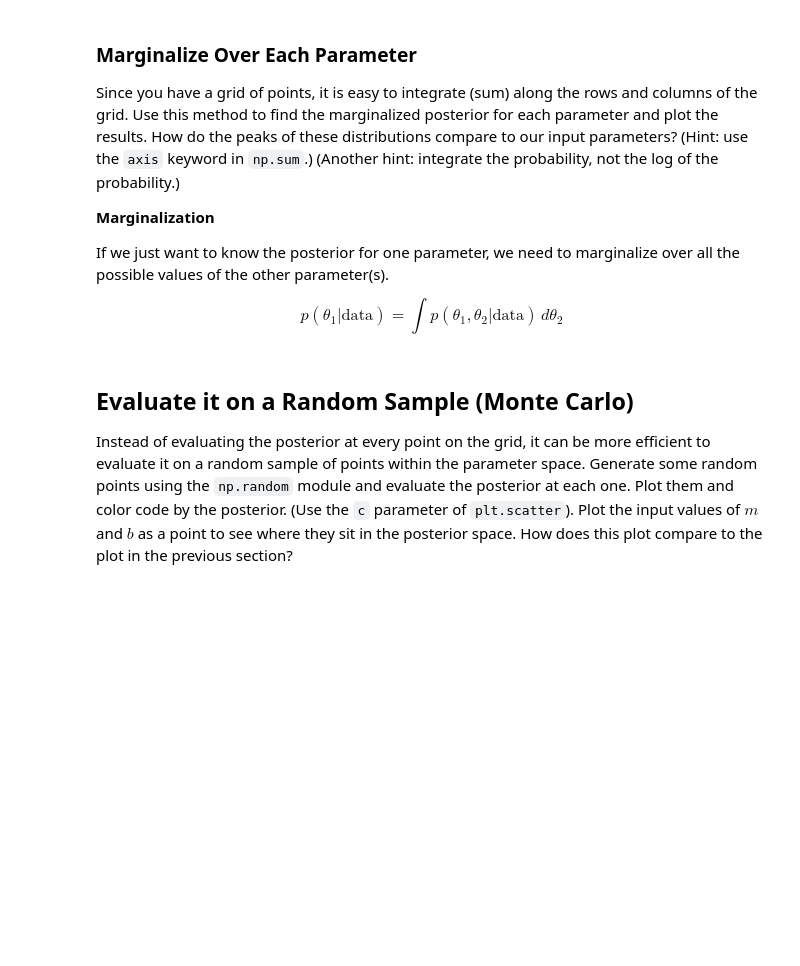
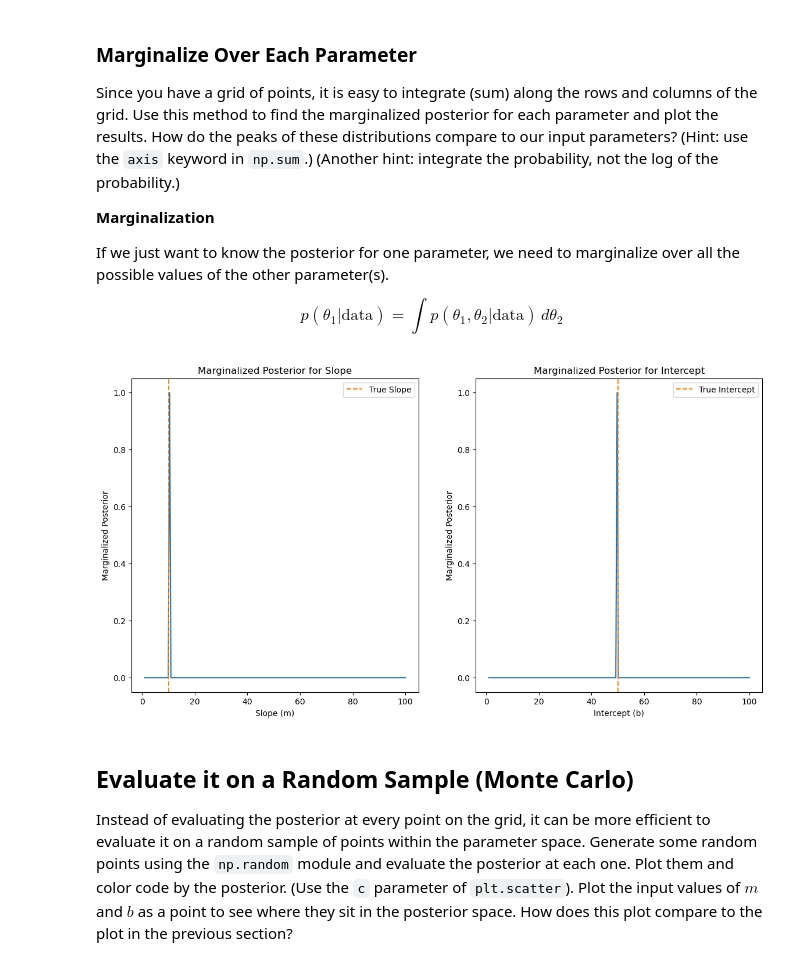
Before and after one commit to ASTR154/bayesian-statistics, a Jupyter notebook: monte_carlo_line_fitting.ipynb, the cells around one changed output. Saved outputs shown, nothing was run; the diff lists cells and outputs as text; code cells hidden in the pictures; blank space fills up the shorter version.

```diff
--- a/monte_carlo_line_fitting.ipynb
+++ b/monte_carlo_line_fitting.ipynb
@@ -115,0 +175,14 @@ plt.contourf( # complete
+# %%
+grid_spacing = 1.
+m_range =  np.linspace(1,100,200)
+b_range =  np.linspace(1,100,200)
+
+m, b =  np.meshgrid(m_range, b_range)
+ln_posteriors =  np.empty_like(m)
+
+for i in range(np.shape(m)[0]):
+    for j in range(np.shape(m)[1]):
+        theta =  [m[i][j], b[i][j]]
+        ln_posteriors[i][j] +=  (log_posterior(theta, x, y, dy))
+
+posterior_grid =  np.exp(ln_posteriors - np.max(ln_posteriors))
@@ -147,3 +254,29 @@ plt.plot(# complete
+# %%
+posterior_marginalized_m =  np.sum(posterior_grid, axis=0)
+posterior_marginalized_b =  np.sum(posterior_grid, axis=1)
+
+
+fig, ax =  plt.subplots(nrows=1, ncols=2, figsize=(14,7))
+
+# plot the marginalized posterior for slope, m
+ax[0].plot(m_range, posterior_marginalized_m, color='C0')
+ax[0].axvline(true_m, color='C1', linestyle='--', label='True Slope')
+ax[0].set_title('Marginalized Posterior for Slope')
+ax[0].set_xlabel('Slope (m)')
+ax[0].set_ylabel('Marginalized Posterior')
+ax[0].legend()
+
+# plot the marginalized posterior for intercept, b
+ax[1].plot(b_range, posterior_marginalized_b, color='C0')
+ax[1].axvline(true_b, color='C1', linestyle='--', label='True Intercept')
+ax[1].set_title('Marginalized Posterior for Intercept')
+ax[1].set_xlabel('Intercept (b)')
+ax[1].set_ylabel('Marginalized Posterior')
+ax[1].legend()
+
+plt.show()
+# %% [output]
+[figure, added]
 # %% [markdown]
 ## Evaluate it on a Random Sample (Monte Carlo)
 Instead of evaluating the posterior at every point on the grid, it can be more efficient to evaluate it on a random sample of points within the parameter space. Generate some random points using the `np.random` module and evaluate the posterior at each one. Plot them and color code by the posterior. (Use the `c` parameter of `plt.scatter`). Plot the input values of $m$ and $b$ as a point to see where they sit in the posterior space. How does this plot compare to the plot in the previous section?
```
Also changed, not shown: parts of 21 cells of this notebook, 1 other file.
